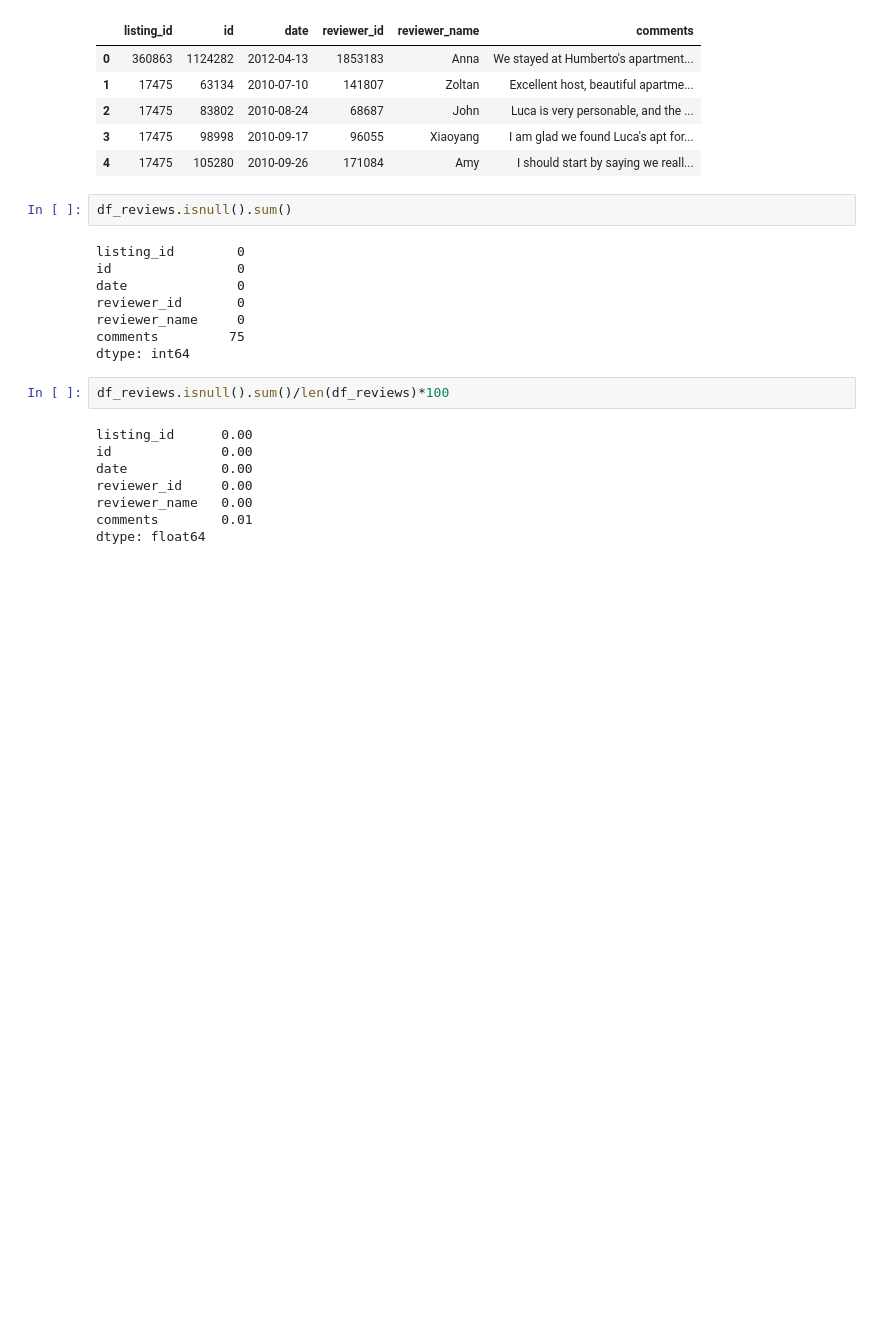
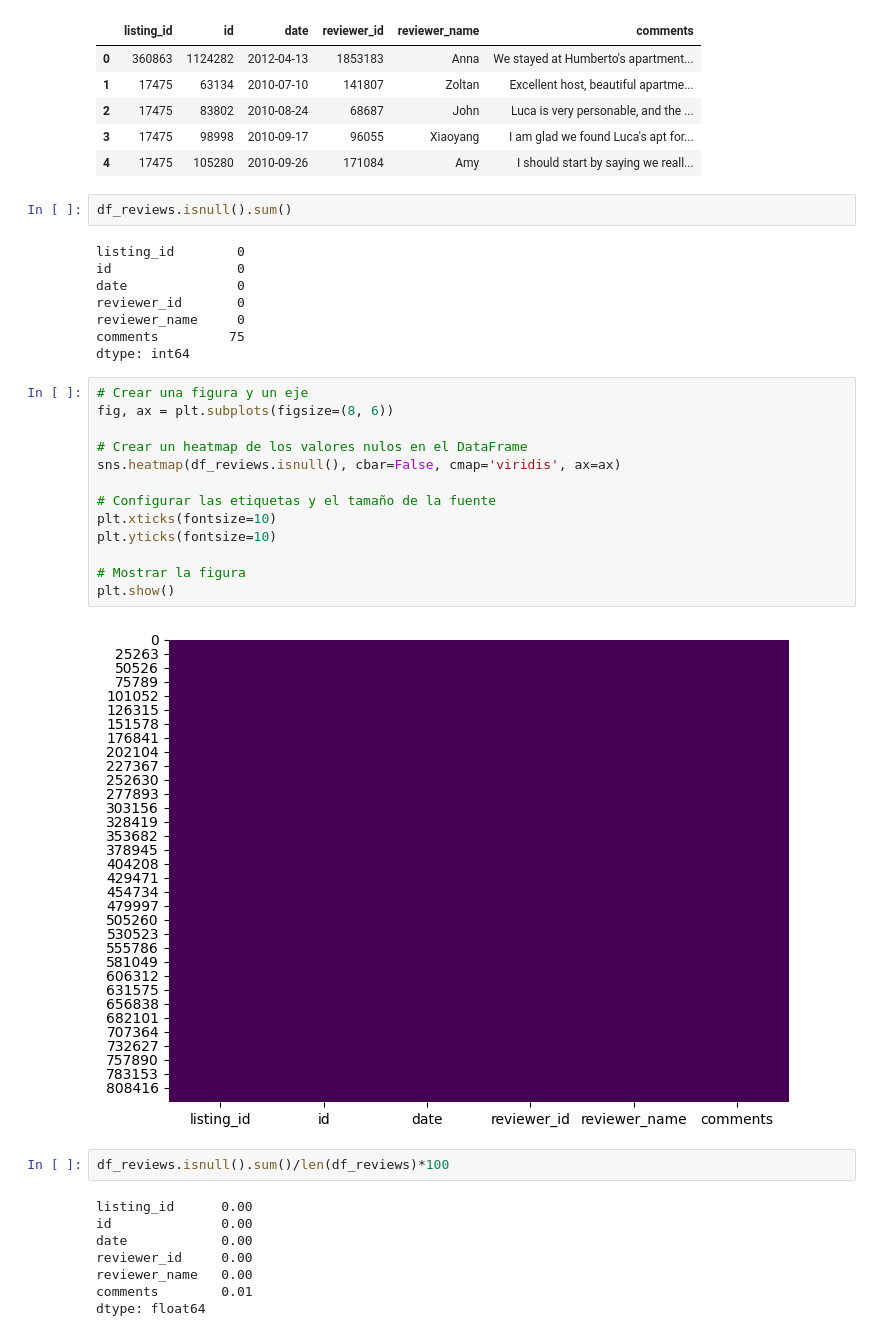
Before and after one commit to JuliAlejandroBrionesMorales/Airbnb_Barcelona, a Jupyter notebook: 1. Analisis_valores_nulos.ipynb, the cells around one changed output. Drawn from its saved outputs; the diff is of its cells as text; blank space fills up the shorter version.

```diff
--- a/1. Analisis_valores_nulos.ipynb
+++ b/1. Analisis_valores_nulos.ipynb
@@ -144,6 +159,21 @@ reviewer_id       0
 reviewer_name     0
 comments         75
 dtype: int64
+# %%
+# Crear una figura y un eje
+fig, ax = plt.subplots(figsize=(8, 6))
+
+# Crear un heatmap de los valores nulos en el DataFrame
+sns.heatmap(df_reviews.isnull(), cbar=False, cmap='viridis', ax=ax)
+
+# Configurar las etiquetas y el tamaño de la fuente
+plt.xticks(fontsize=10)
+plt.yticks(fontsize=10)
+
+# Mostrar la figura
+plt.show()
+# %% [output]
+[figure, added]
 # %%
 df_reviews.isnull().sum()/len(df_reviews)*100
 # %% [output]
```
Also changed, not shown: parts of 2 cells of this notebook, 19 other files.
